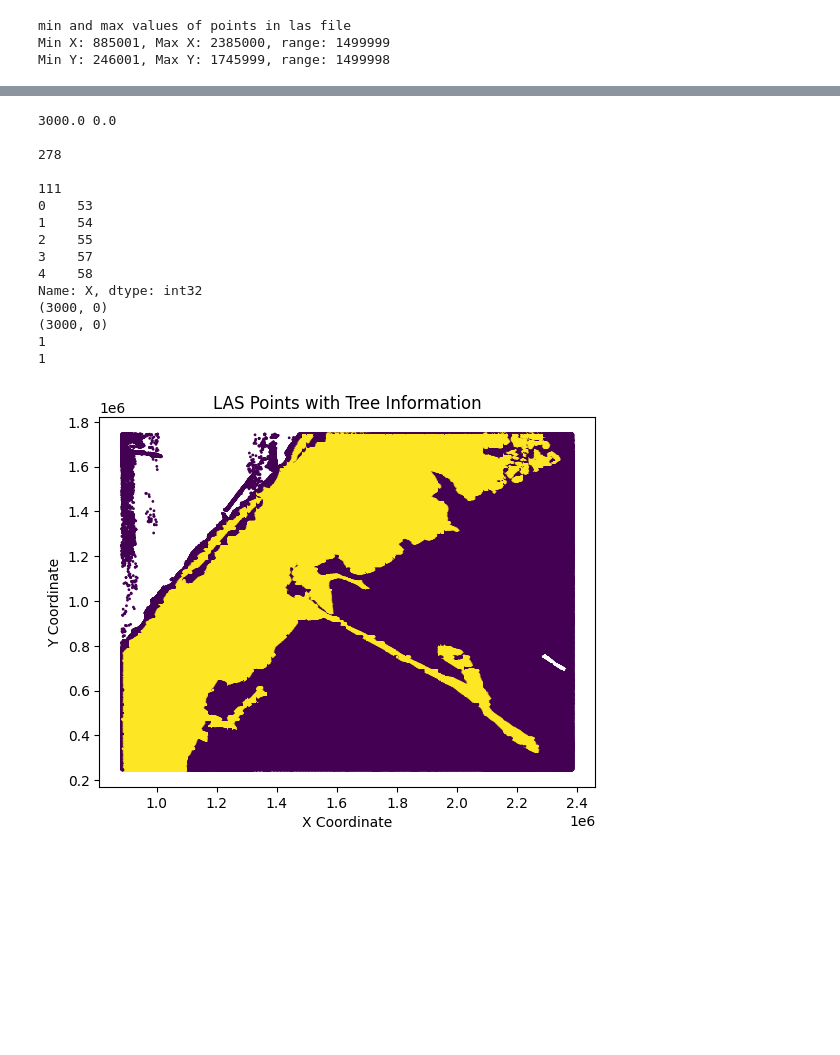
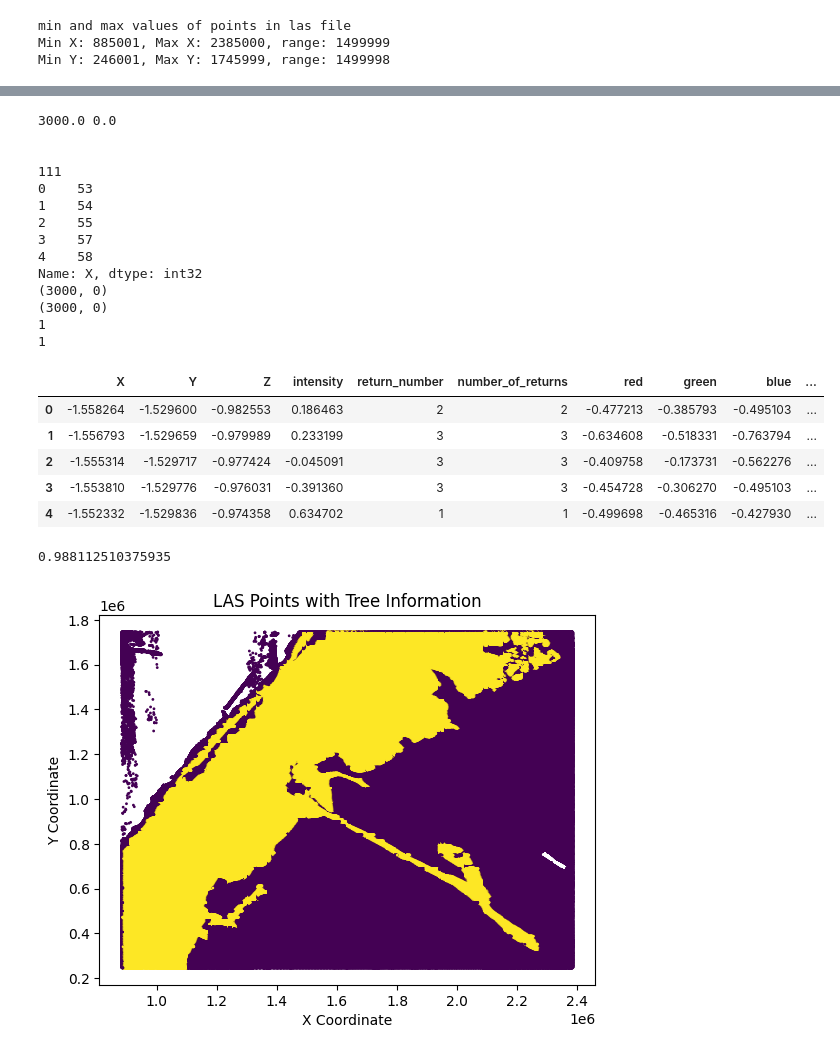
Before and after one commit to esatozholcek/Tree-Classification-Point-Cloud, a Jupyter notebook: project.ipynb, the cells around one changed output, grey strips where cells are left out. Drawn from its saved outputs; the diff is of its cells as text; code cells hidden in the pictures; blank space fills up the shorter version.

```diff
--- a/project.ipynb
+++ b/project.ipynb
@@ -276,7 +266,7 @@ pixel_indices_x = np.round(normalized_x).astype(int)
 pixel_indices_y = np.round(normalized_y).astype(int)
 
 print()
-print((pixel_indices_x[(df[df['X'] > 890000]['X'].min()) & (df.Y.min())]))
+# print((pixel_indices_x[(df[df['X'] > 890000]['X'].min()) & (df.Y.min())]))
 print()
 
 print((pixel_indices_x[df.Y.min()]))
@@ -291,7 +281,6 @@ print(thresh[3000][10])
 # %% [output]
 3000.0 0.0
 
-278
 
 111
 0    53
@@ -304,3 +293,24 @@ Name: X, dtype: int32
 (3000, 0)
 1
 1
+# %%
+df[['X', 'Y', 'Z', 'intensity', 'red', 'green', 'blue']] = StandardScaler().fit_transform(df[['X', 'Y', 'Z', 'intensity', 'red', 'green', 'blue']])
+df.head()
+# %% [output]
+|  | X | Y | Z | intensity | return_number | number_of_returns | red | green | blue | ... |
+| 0 | -1.558264 | -1.529600 | -0.982553 | 0.186463 | 2 | 2 | -0.477213 | -0.385793 | -0.495103 | ... |
+| 1 | -1.556793 | -1.529659 | -0.979989 | 0.233199 | 3 | 3 | -0.634608 | -0.518331 | -0.763794 | ... |
+| 2 | -1.555314 | -1.529717 | -0.977424 | -0.045091 | 3 | 3 | -0.409758 | -0.173731 | -0.562276 | ... |
+| 3 | -1.553810 | -1.529776 | -0.976031 | -0.391360 | 3 | 3 | -0.454728 | -0.306270 | -0.495103 | ... |
+| 4 | -1.552332 | -1.529836 | -0.974358 | 0.634702 | 1 | 1 | -0.499698 | -0.465316 | -0.427930 | ... |
+# %%
+from sklearn.neighbors import KNeighborsClassifier
+from sklearn.model_selection import cross_val_score
+from sklearn.metrics import accuracy_score
+
+knn = KNeighborsClassifier(n_neighbors=5)
+knn.fit(df[['X', 'Y', 'Z', 'intensity','return_number', 'number_of_returns', 'red', 'green', 'blue']], df['is_tree'])
+y_hat = knn.predict(df[['X', 'Y', 'Z', 'intensity','return_number', 'number_of_returns', 'red', 'green', 'blue']])
+print(accuracy_score(df['is_tree'], y_hat))
+# %% [output]
+0.988112510375935
```
Also changed, not shown: parts of 8 cells of this notebook, 9 other files.
